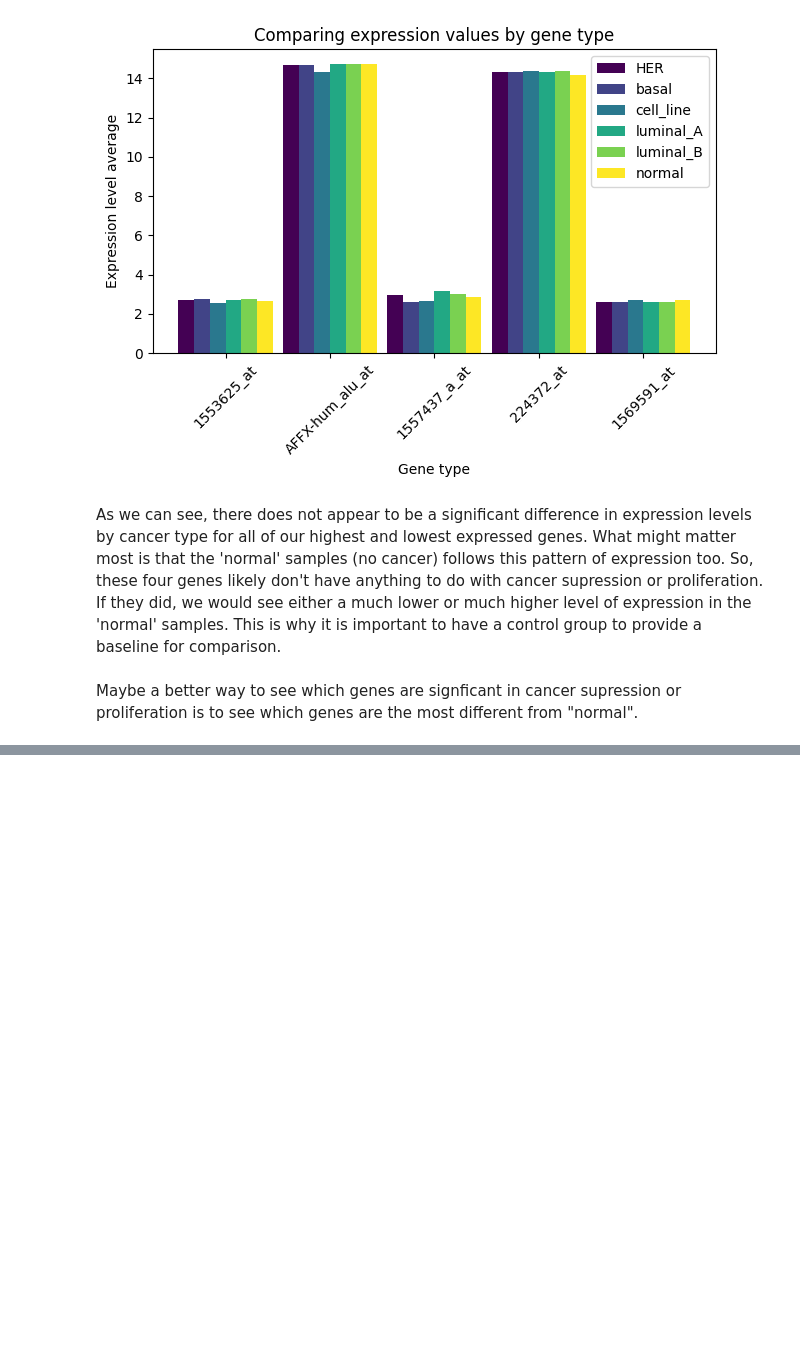
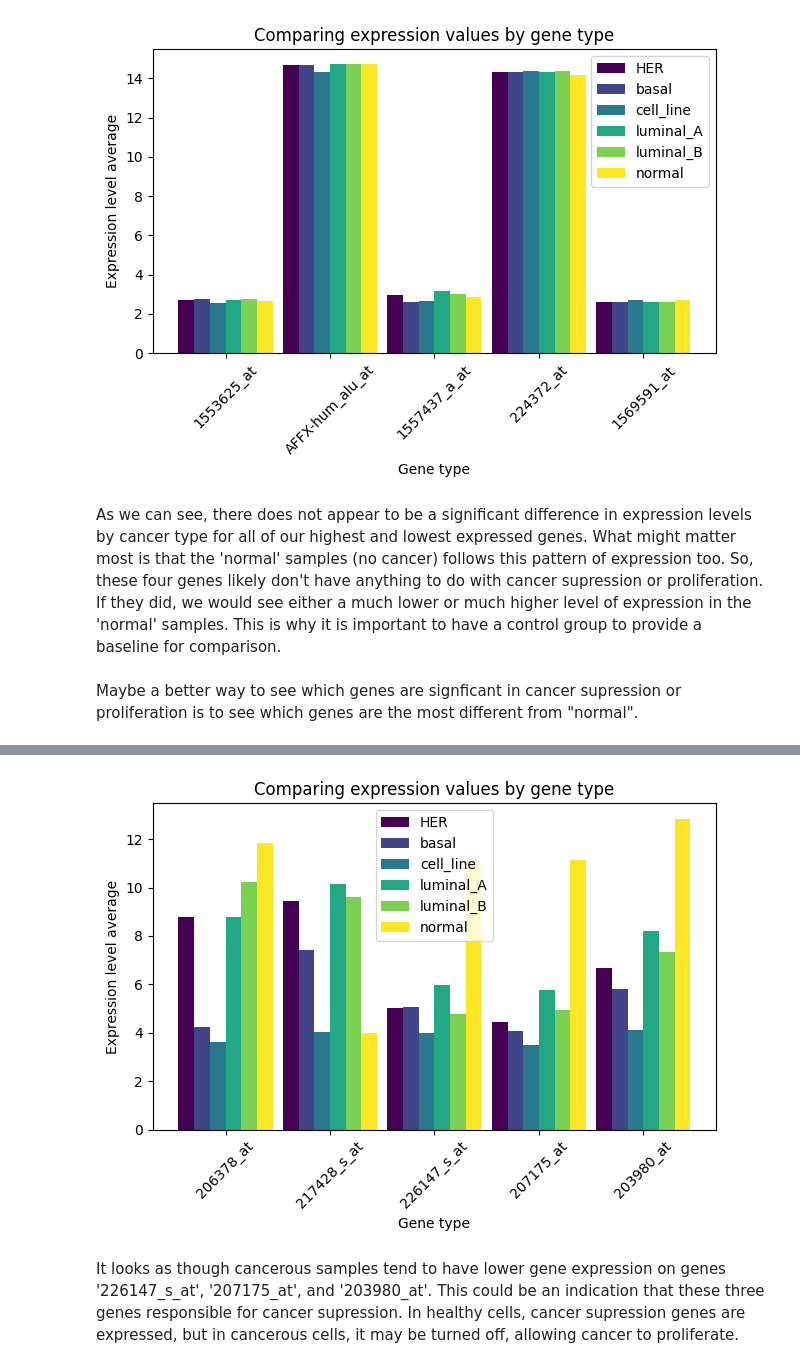
Before and after one commit to madiklob/breast_cancer_gene_expression, a Jupyter notebook: cancer_data.ipynb, the cells around one changed output, grey strips where cells are left out. Drawn from its saved outputs; the diff is of its cells as text; code cells hidden in the pictures; blank space fills up the shorter version.

Commit message:
Compare cancerous samples to normal samples and add visualizations.

```diff
--- a/cancer_data.ipynb
+++ b/cancer_data.ipynb
@@ -222,0 +290,20 @@ def furthest_from_normal():
+# %%
+# Example usage:
+group_labels = ['HER', 'basal', 'cell_line', 'luminal_A', 'luminal_B', 'normal']
+far_from_normal_labels = ['206378_at', '217428_s_at', '226147_s_at', '207175_at', '203980_at']
+
+
+data_dict = {
+    'HER': grouped[grouped['type'] == 'HER'][gene_labels].values.flatten(),
+    'basal': grouped[grouped['type'] == 'basal'][gene_labels].values.flatten(),
+    'cell_line': grouped[grouped['type'] == 'cell_line'][gene_labels].values.flatten(),
+    'luminal_A': grouped[grouped['type'] == 'luminal_A'][gene_labels].values.flatten(),
+    'luminal_B': grouped[grouped['type'] == 'luminal_B'][gene_labels].values.flatten(),
+    'normal': grouped[grouped['type'] == 'normal'][gene_labels].values.flatten()
+}
+
+viz_grouped_bars(data_dict, group_labels, far_from_normal_labels)
+# %% [output]
+[figure, added]
+# %% [markdown]
+It looks as though cancerous samples tend to have lower gene expression on genes '226147_s_at', '207175_at', and '203980_at'. This could be an indication that these three genes responsible for cancer supression. In healthy cells, cancer supression genes are expressed, but in cancerous cells, it may be turned off, allowing cancer to proliferate.
```
Also changed, not shown: parts of 7 cells of this notebook.
